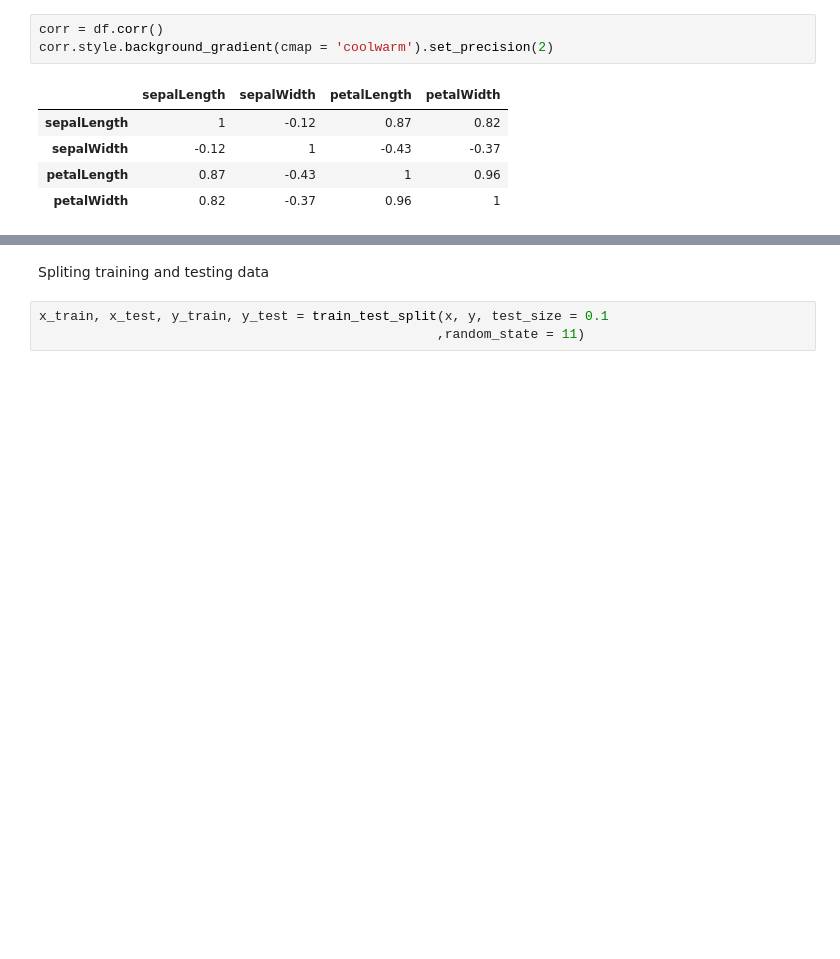
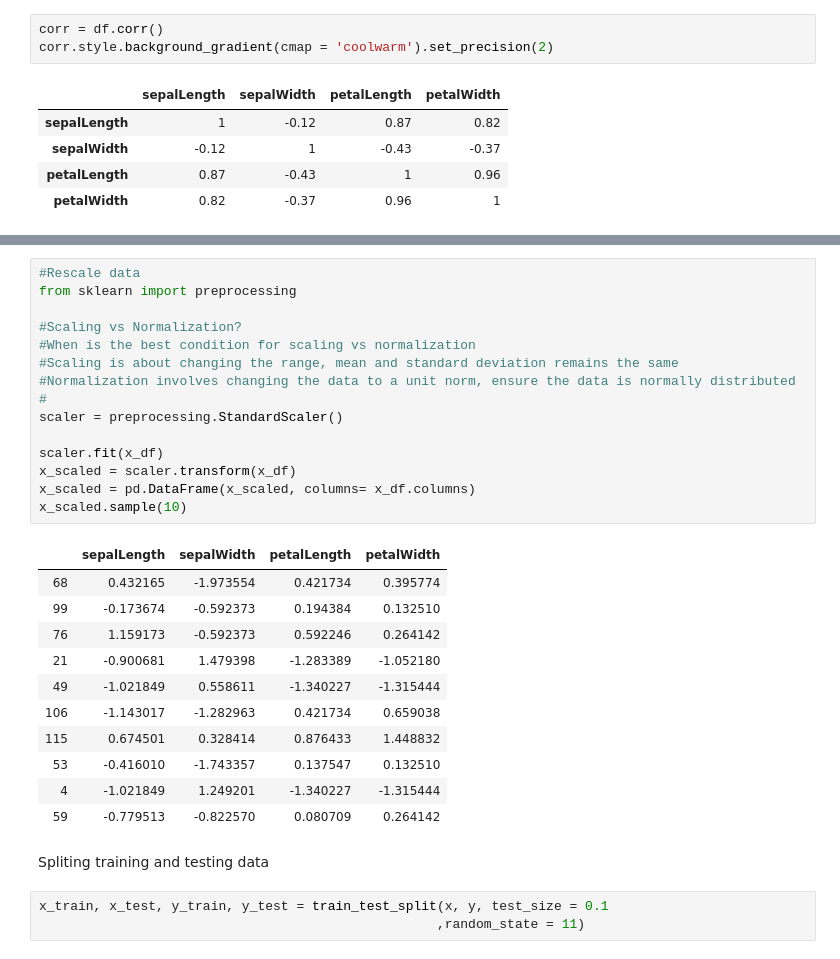
Before and after one commit to reality666/amateur-machine, a Jupyter notebook: Iris clustering.ipynb, the cells around one changed output, grey strips where cells are left out. Saved outputs shown, nothing was run; the diff lists cells and outputs as text; blank space fills up the shorter version.

```diff
--- a/Iris clustering.ipynb
+++ b/Iris clustering.ipynb
@@ -106,3 +117,30 @@ corr.style.background_gradient(cmap = 'coolwarm').set_precision(2)
+# %%
+#Rescale data
+from sklearn import preprocessing
+
+#Scaling vs Normalization?
+#When is the best condition for scaling vs normalization
+#Scaling is about changing the range, mean and standard deviation remains the same
+#Normalization involves changing the data to a unit norm, ensure the data is normally distributed
+#
+scaler = preprocessing.StandardScaler()
+
+scaler.fit(x_df)
+x_scaled = scaler.transform(x_df)
+x_scaled = pd.DataFrame(x_scaled, columns= x_df.columns)
+x_scaled.sample(10)
+# %% [output]
+|  | sepalLength | sepalWidth | petalLength | petalWidth |
+| 68 | 0.432165 | -1.973554 | 0.421734 | 0.395774 |
+| 99 | -0.173674 | -0.592373 | 0.194384 | 0.132510 |
+| 76 | 1.159173 | -0.592373 | 0.592246 | 0.264142 |
+| 21 | -0.900681 | 1.479398 | -1.283389 | -1.052180 |
+| 49 | -1.021849 | 0.558611 | -1.340227 | -1.315444 |
+| 106 | -1.143017 | -1.282963 | 0.421734 | 0.659038 |
+| 115 | 0.674501 | 0.328414 | 0.876433 | 1.448832 |
+| 53 | -0.416010 | -1.743357 | 0.137547 | 0.132510 |
+| 4 | -1.021849 | 1.249201 | -1.340227 | -1.315444 |
+| 59 | -0.779513 | -0.822570 | 0.080709 | 0.264142 |
 # %% [markdown]
 Spliting training and testing data
 # %%
```
Also changed, not shown: parts of 2 cells of this notebook.
